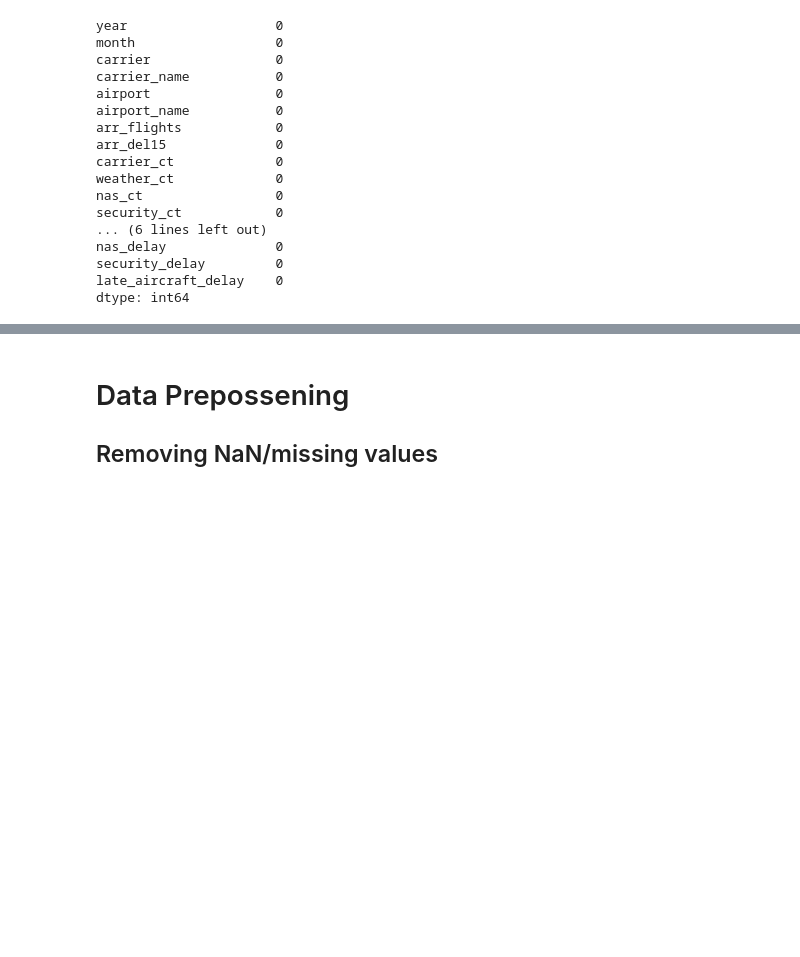
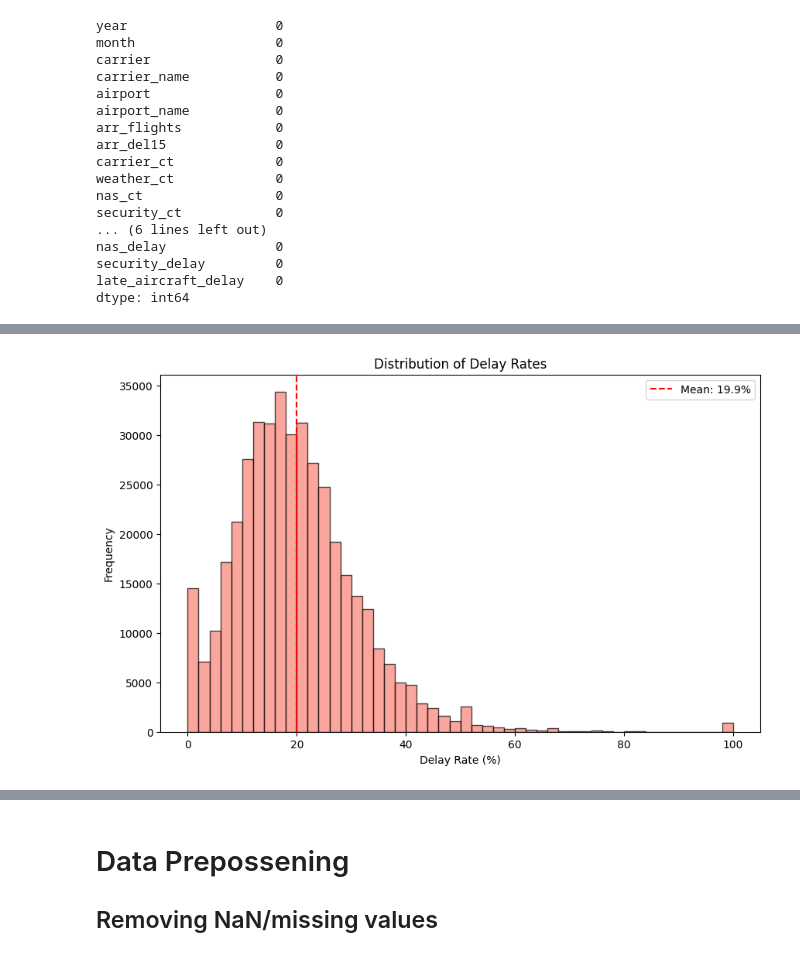
Before and after one commit to shakhbozmn/flight-delay-prediction, a Jupyter notebook: flight_delay_analysis.ipynb, the cells around one changed output, grey strips where cells are left out. Drawn from its saved outputs; the diff is of its cells as text; code cells hidden in the pictures; blank space fills up the shorter version.

```diff
--- a/flight_delay_analysis.ipynb
+++ b/flight_delay_analysis.ipynb
@@ -134,0 +212,15 @@ dtype: int64
+# %%
+delay_rate = df['delay_rate'].dropna()
+mean_delay_rate = delay_rate.mean()
+
+plt.figure(figsize=(10, 6))
+plt.hist(delay_rate, bins=50, alpha=0.7, color='salmon', edgecolor='black')
+plt.axvline(mean_delay_rate, color='red', linestyle='--',
+            label=f'Mean: {mean_delay_rate:.1f}%')
+plt.title('Distribution of Delay Rates')
+plt.xlabel('Delay Rate (%)')
+plt.ylabel('Frequency')
+plt.legend()
+plt.show()
+# %% [output]
+[figure, added]
```
Also changed, not shown: parts of 17 cells of this notebook.
